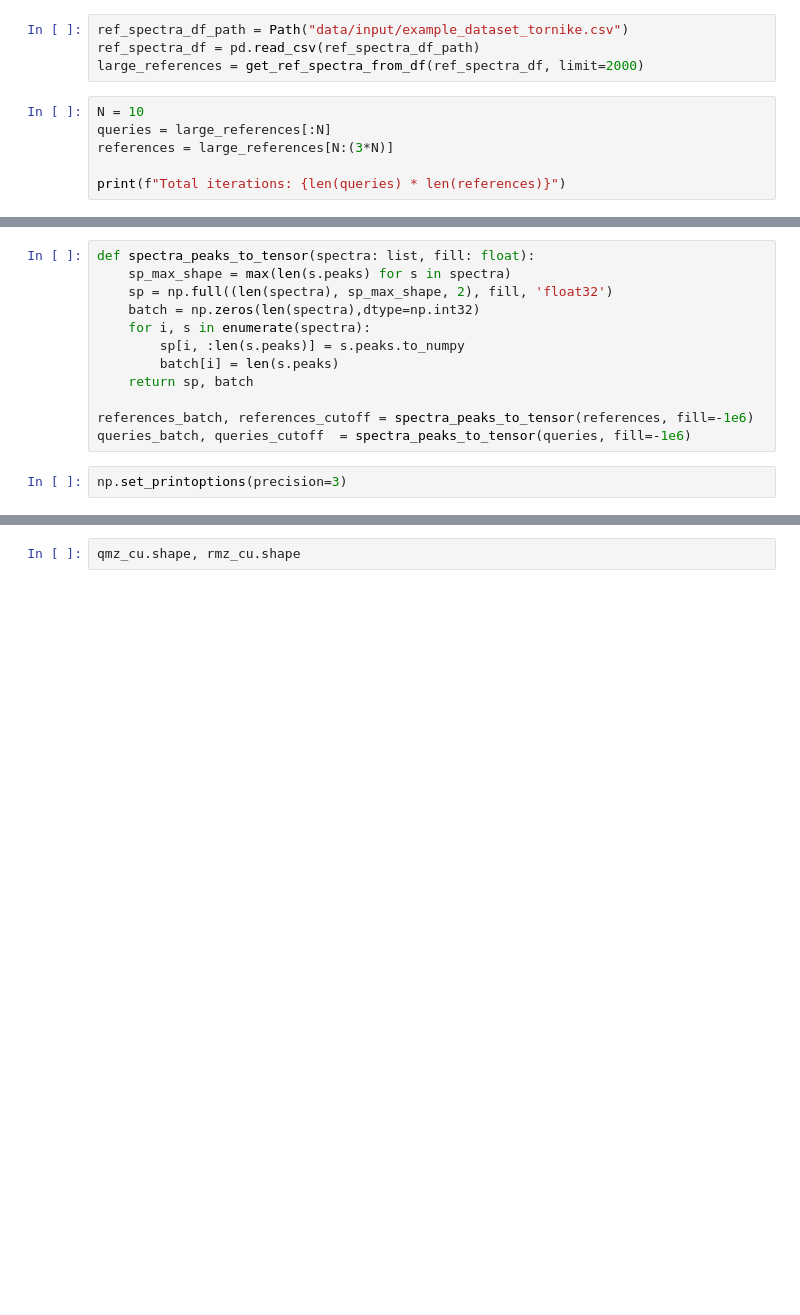
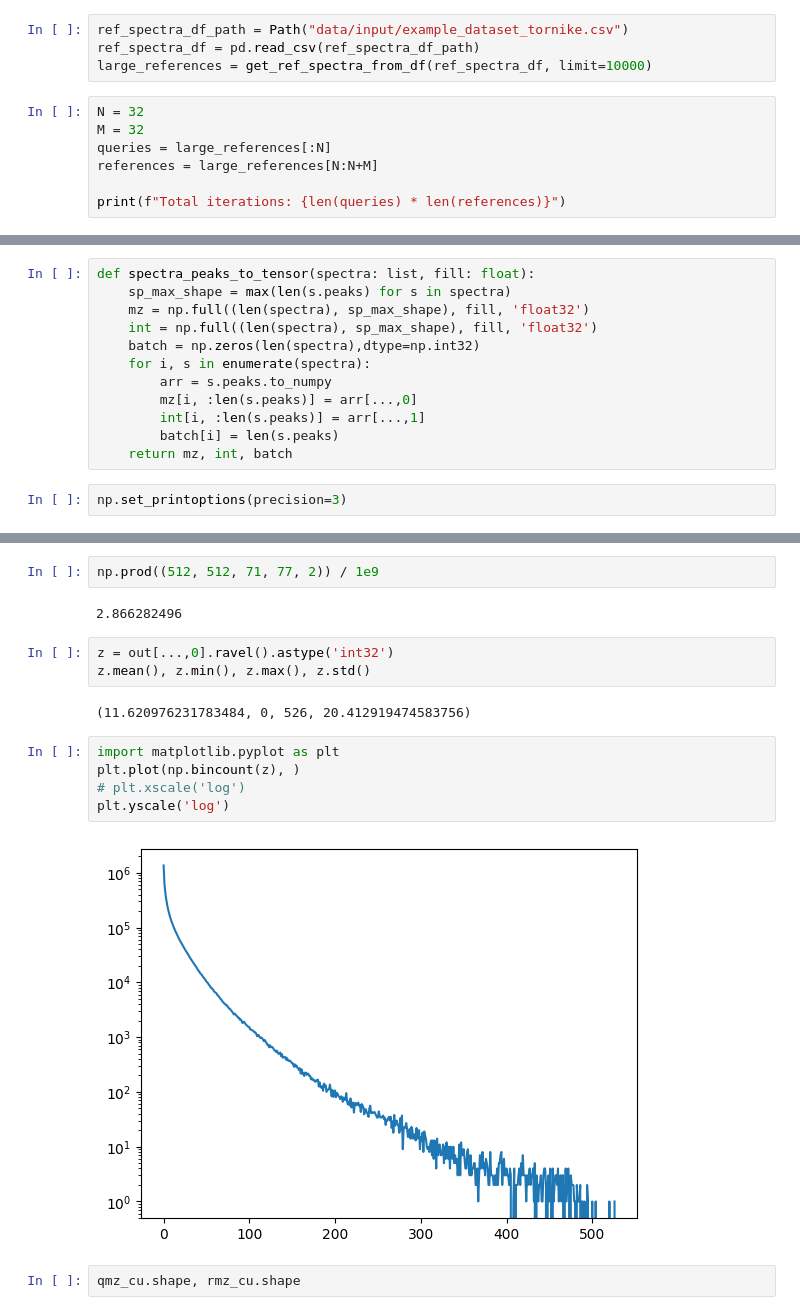
Before and after one commit to tornikeo/cosine-similarity, a Jupyter notebook: cpp/main_cu.ipynb, the cells around one changed output, grey strips where cells are left out. Drawn from its saved outputs; the diff is of its cells as text; blank space fills up the shorter version.

```diff
--- a/cpp/main_cu.ipynb
+++ b/cpp/main_cu.ipynb
@@ -58,11 +58,12 @@ def get_ref_spectra_from_df(spectra_df, limit=None):
 # %%
 ref_spectra_df_path = Path("data/input/example_dataset_tornike.csv")
 ref_spectra_df = pd.read_csv(ref_spectra_df_path)
-large_references = get_ref_spectra_from_df(ref_spectra_df, limit=2000)
+large_references = get_ref_spectra_from_df(ref_spectra_df, limit=10000)
 # %%
-N = 10
+N = 32
+M = 32
 queries = large_references[:N]
-references = large_references[N:(3*N)]
+references = large_references[N:N+M]
 
 print(f"Total iterations: {len(queries) * len(references)}")
 # %% [output]
@@ -72,15 +73,15 @@ from numba import cuda
 # %%
 def spectra_peaks_to_tensor(spectra: list, fill: float):
     sp_max_shape = max(len(s.peaks) for s in spectra)
-    sp = np.full((len(spectra), sp_max_shape, 2), fill, 'float32')
+    mz = np.full((len(spectra), sp_max_shape), fill, 'float32')
+    int = np.full((len(spectra), sp_max_shape), fill, 'float32')
     batch = np.zeros(len(spectra),dtype=np.int32)
     for i, s in enumerate(spectra):
-        sp[i, :len(s.peaks)] = s.peaks.to_numpy
+        arr = s.peaks.to_numpy
+        mz[i, :len(s.peaks)] = arr[...,0]
+        int[i, :len(s.peaks)] = arr[...,1]
         batch[i] = len(s.peaks)
-    return sp, batch
-
-references_batch, references_cutoff = spectra_peaks_to_tensor(references, fill=-1e6)
-queries_batch, queries_cutoff  = spectra_peaks_to_tensor(queries, fill=-1e6)
+    return mz, int, batch
 # %%
 np.set_printoptions(precision=3)
 # %%
@@ -216,3 +263,19 @@ print(out[...,1])
+# %%
+np.prod((512, 512, 71, 77, 2)) / 1e9
+# %% [output]
+2.866282496
+# %%
+z = out[...,0].ravel().astype('int32')
+z.mean(), z.min(), z.max(), z.std()
+# %% [output]
+(11.620976231783484, 0, 526, 20.412919474583756)
+# %%
+import matplotlib.pyplot as plt
+plt.plot(np.bincount(z), )
+# plt.xscale('log')
+plt.yscale('log')
+# %% [output]
+[figure, added]
 # %%
 qmz_cu.shape, rmz_cu.shape
 # %% [output]
```
Also changed, not shown: parts of 12 cells of this notebook, 1 other file.
